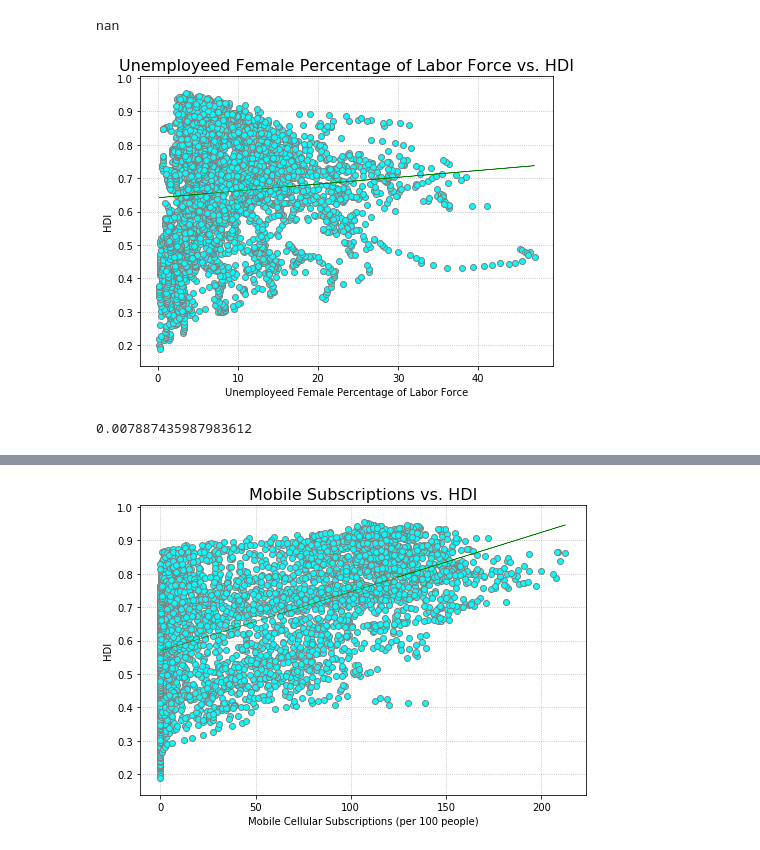
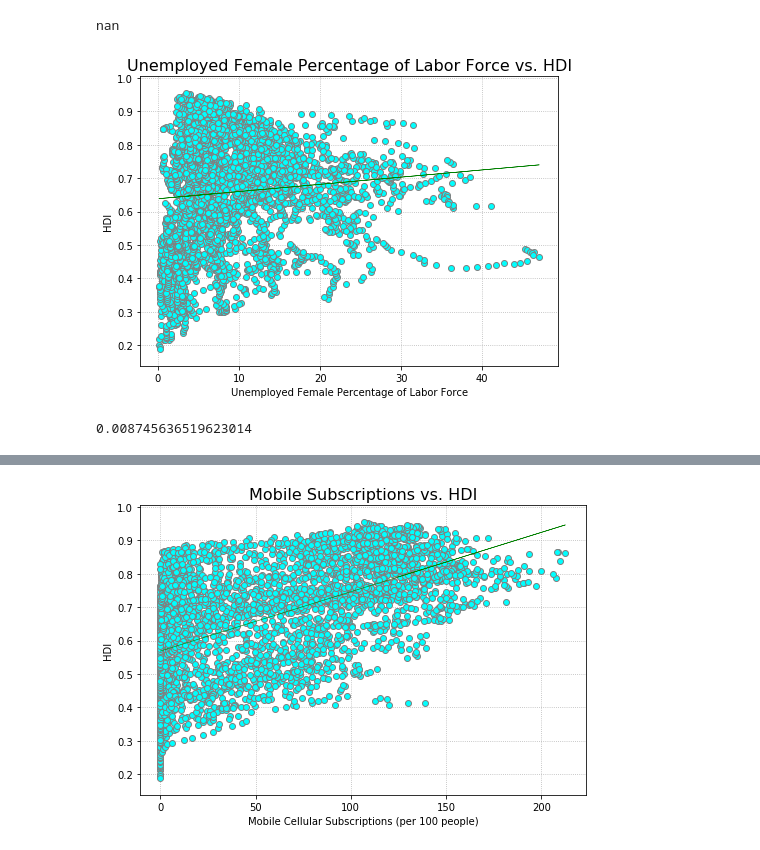
Before and after one commit to linmck/finalproject, a Jupyter notebook: Predict_HDI.ipynb, the cells around one changed output, grey strips where cells are left out. Drawn from its saved outputs; the diff is of its cells as text; code cells hidden in the pictures.

Commit message:
Added in gender charts

```diff
--- a/Predict_HDI.ipynb
+++ b/Predict_HDI.ipynb
@@ -634,33 +666,33 @@ nan
 # %%
 #Create Female Unemployment v. HDI chart
 
-female_unemp_values = secondary_indicators.loc[(secondary_indicators['indicator_name']=='Unemployment, female (% of female labor force) (modeled ILO estimate)')]
+gender_2_values = combined_indicators_final.loc[(combined_indicators_final['indicator_name']=='Unemployment, female (% of female labor force) (modeled ILO estimate)')]
 
 # defining variables
-x = female_unemp_values['value']
-y = female_unemp_values['hdi']
+x = gender_2_values['value']
+y = gender_2_values['hdi']
 
 # linear regression stats and fitline
 slope, intercept, r_value, p_value, _ = stats.linregress(x,y)
 fit = intercept + slope*(np.array(x))
 
 # Scatter plot
 fig, ax = plt.subplots(figsize = (7,5))
 ax.scatter(x, y, color='aqua', edgecolor='grey', zorder=2)
 plt.plot(x, fit, 'black', label='fitted line', linewidth=0.6, color='green')
 plt.grid(linestyle='dotted', zorder=0)
 
-plt.xlabel('Unemployeed Female Percentage of Labor Force')
+plt.xlabel('Unemployed Female Percentage of Labor Force')
 plt.ylabel('HDI')
-plt.title("Unemployeed Female Percentage of Labor Force vs. HDI", fontsize=16)
+plt.title("Unemployed Female Percentage of Labor Force vs. HDI", fontsize=16)
 
 # Show the figure
 plt.tight_layout()
 img_path = os.path.join('resources/images', 'Female_Unemployment_HDI.png')
 plt.savefig(img_path)
 plt.show()
 
 print(r_value**2)
 # %% [output]
-[figure, old version]
+[figure, new version]
-0.007887435987983612
+0.008745636519623014
```
Also changed, not shown: parts of 8 cells of this notebook, 6 other files.
